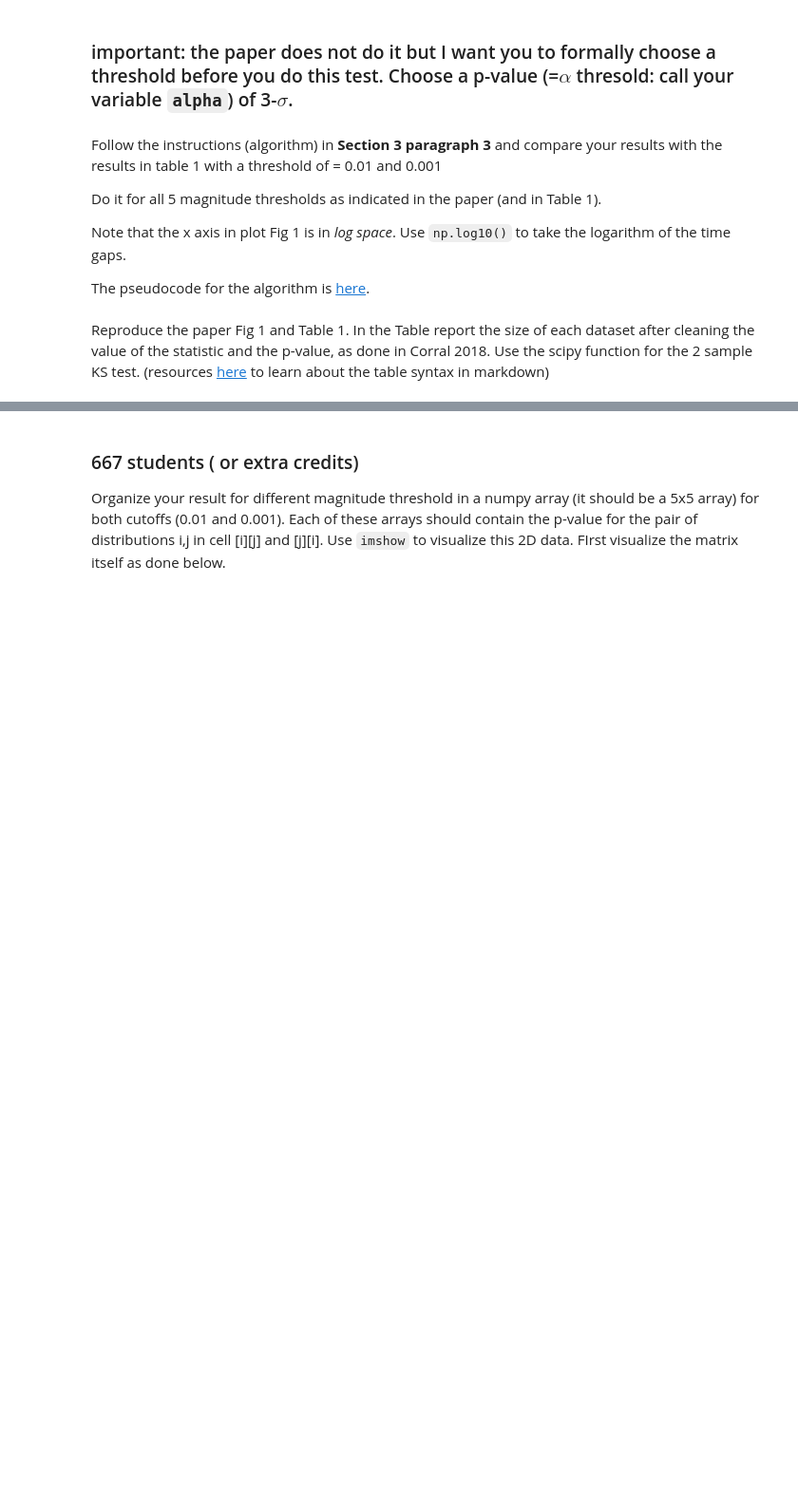
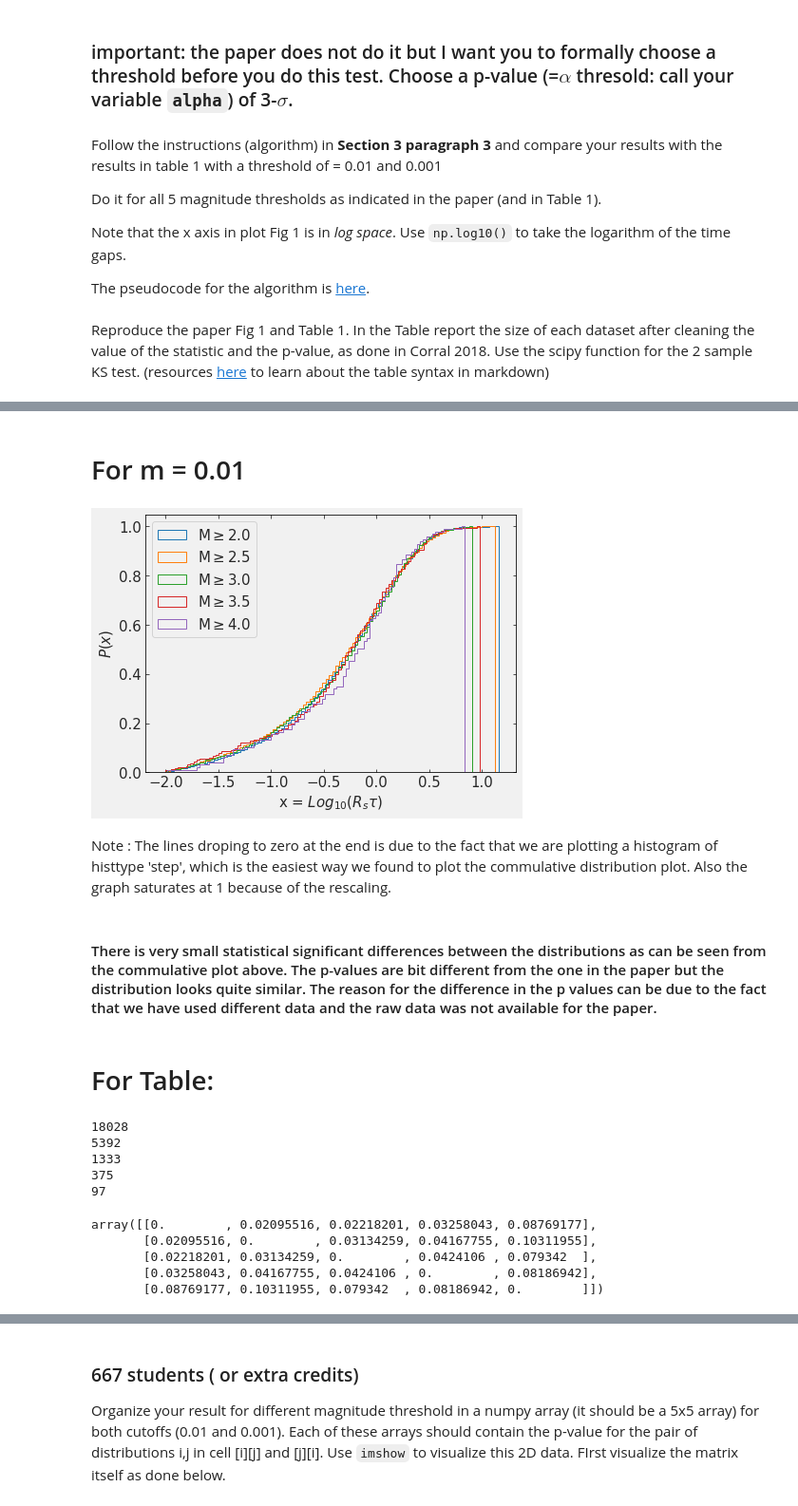
Before and after one commit to narayan-paudel/DSPS_EPAUDEL, a Jupyter notebook: HW3_ePaudel/KS_earthquakes.ipynb, the cells around one changed output, grey strips where cells are left out. Shown: that part at 95% size. Cells and saved outputs as stored; diff of their text form; code cells hidden in the pictures; blank space fills up the shorter version.

```diff
--- a/HW3_ePaudel/KS_earthquakes.ipynb
+++ b/HW3_ePaudel/KS_earthquakes.ipynb
@@ -382,0 +496,37 @@ Did you find any statistical significant differences between the distributions?
+# %% [markdown]
+# For m = 0.01
+# %%
+## given value of m
+m = 0.01
+## given values of Magnitude
+M = [2.0, 2.5, 3.0, 3.5, 4.0]
+# Performing KS test for given m and M values
+data_sample, dvalue, pval_m_001 = Perform_KS_test(m, M)
+
+plot_hist(data_sample)
+# %% [output]
+[figure, added]
+# %% [markdown]
+Note : The lines droping to zero at the end is due to the fact that we are plotting a histogram of histtype 'step', which is the easiest way we found to plot the commulative distribution plot. Also the graph saturates at 1 because of the rescaling.
+# %% [markdown]
+
+#### There is very small statistical significant differences between the distributions as can be seen from the commulative plot above. The p-values are bit different from the one in the paper but the distribution looks quite similar. The reason for the difference in the p values can be due to the fact that we have used different data and the raw data was not available for the paper.
+# %% [markdown]
+# For Table:
+# %%
+for i in data_sample:
+    print (len(i))
+# %% [output]
+18028
+5392
+1333
+375
+97
+# %%
+dvalue
+# %% [output]
+array([[0.        , 0.02095516, 0.02218201, 0.03258043, 0.08769177],
+       [0.02095516, 0.        , 0.03134259, 0.04167755, 0.10311955],
+       [0.02218201, 0.03134259, 0.        , 0.0424106 , 0.079342  ],
+       [0.03258043, 0.04167755, 0.0424106 , 0.        , 0.08186942],
+       [0.08769177, 0.10311955, 0.079342  , 0.08186942, 0.        ]])
```
Also changed, not shown: parts of 57 cells of this notebook.
